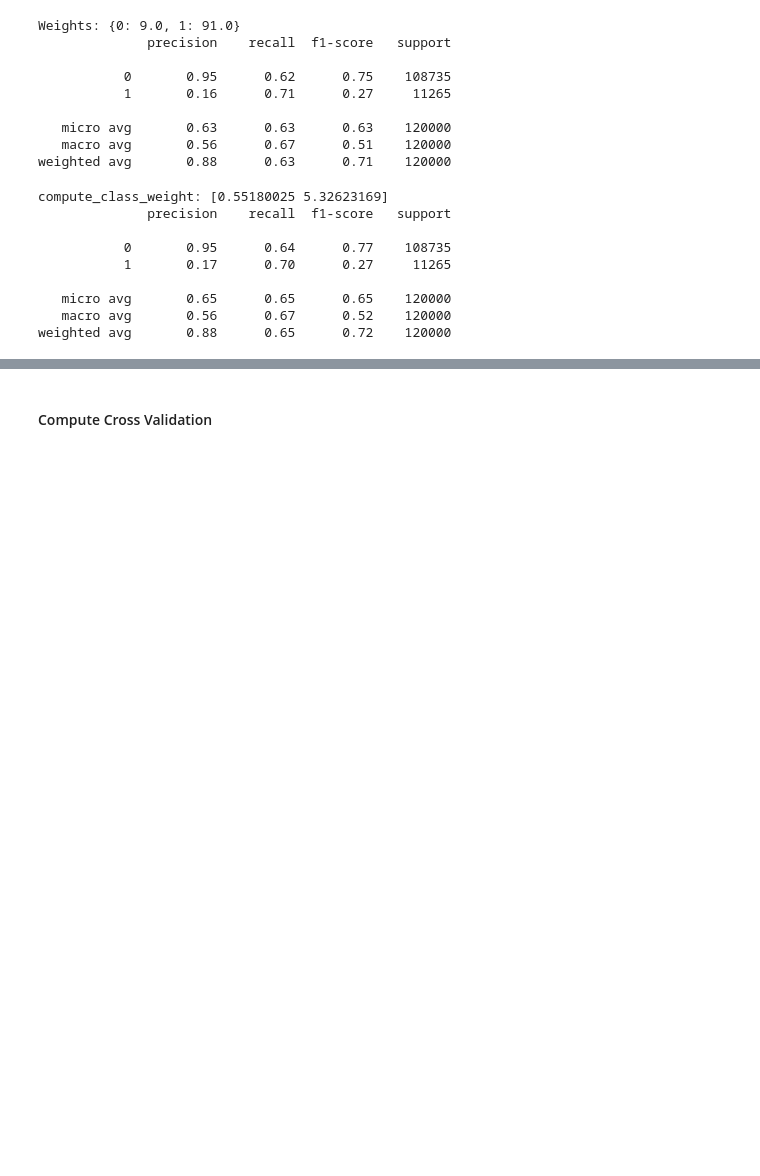
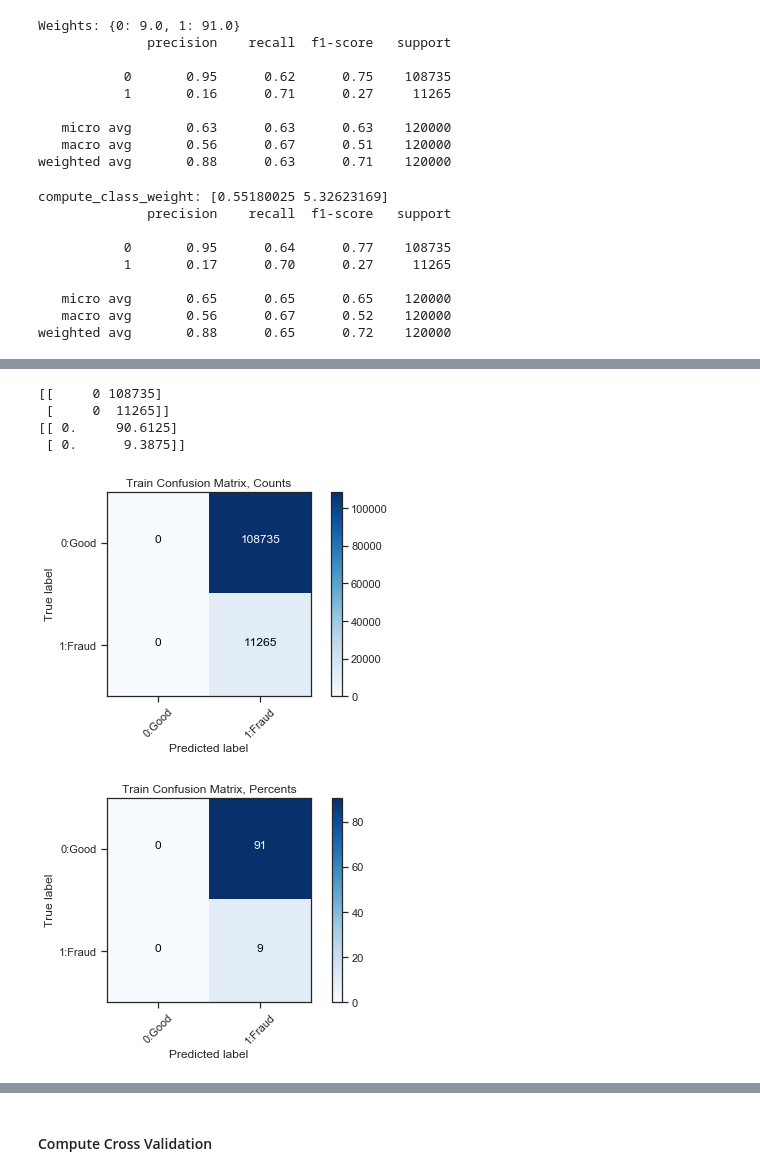
Before and after one commit to edwinfcampos/Showcase, a Jupyter notebook: FraudPredictionElectronica1.ipynb, the cells around one changed output, grey strips where cells are left out. Drawn from its saved outputs; the diff is of its cells as text; code cells hidden in the pictures; blank space fills up the shorter version.

```diff
--- a/FraudPredictionElectronica1.ipynb
+++ b/FraudPredictionElectronica1.ipynb
@@ -353,0 +496,48 @@ Best: 0.765200 using {'class_weight': {0: 100, 1: 1}}
+# %%
+import itertools
+def plot_confusion_matrix(cm, classes,
+                          title='Confusion Matrix',
+                          cmap=plt.cm.Blues):
+    """
+    This function prints and plots the confusion matrix.
+    """
+    plt.imshow(cm, interpolation="nearest", cmap=cmap)
+    plt.title(title)
+    plt.colorbar()
+    tick_marks = np.arange(len(classes))
+    plt.xticks(tick_marks, classes, rotation=45)
+    plt.yticks(tick_marks, classes)
+
+    print(cm)
+
+    thresh = cm.max() / 2.
+    for i,j in itertools.product(range(cm.shape[0]), range(cm.shape[1])):
+        plt.text(j,i,int(round(cm[i,j])),
+                horizontalalignment="center",
+                color="white" if cm[i,j] > thresh else "black")
+
+    plt.tight_layout()
+    plt.ylabel('True label')
+    plt.xlabel('Predicted label')
+# %%
+# Plot Confusion Matrix in counts
+plt.figure()
+plot_confusion_matrix(conf_matrix_train, classes=['0:Good','1:Fraud'],
+                      title="Train Confusion Matrix, Counts")
+plt.figure()
+plt.show
+plt.savefig('conf_matrix_counts_train.png')
+
+# Plot Confusion Matrix in percents
+conf_matrix_train_percents = 100.0 * conf_matrix_train /float(len(y_train))
+plot_confusion_matrix(conf_matrix_train_percents, classes=['0:Good','1:Fraud'],
+                      title="Train Confusion Matrix, Percents")
+plt.show
+plt.savefig('conf_matrix_prcnts_train.png')
+# %% [output]
+[[     0 108735]
+ [     0  11265]]
+[[ 0.     90.6125]
+ [ 0.      9.3875]]
+[figure, added]
+[figure, added]
```
Also changed, not shown: parts of 29 cells of this notebook.
